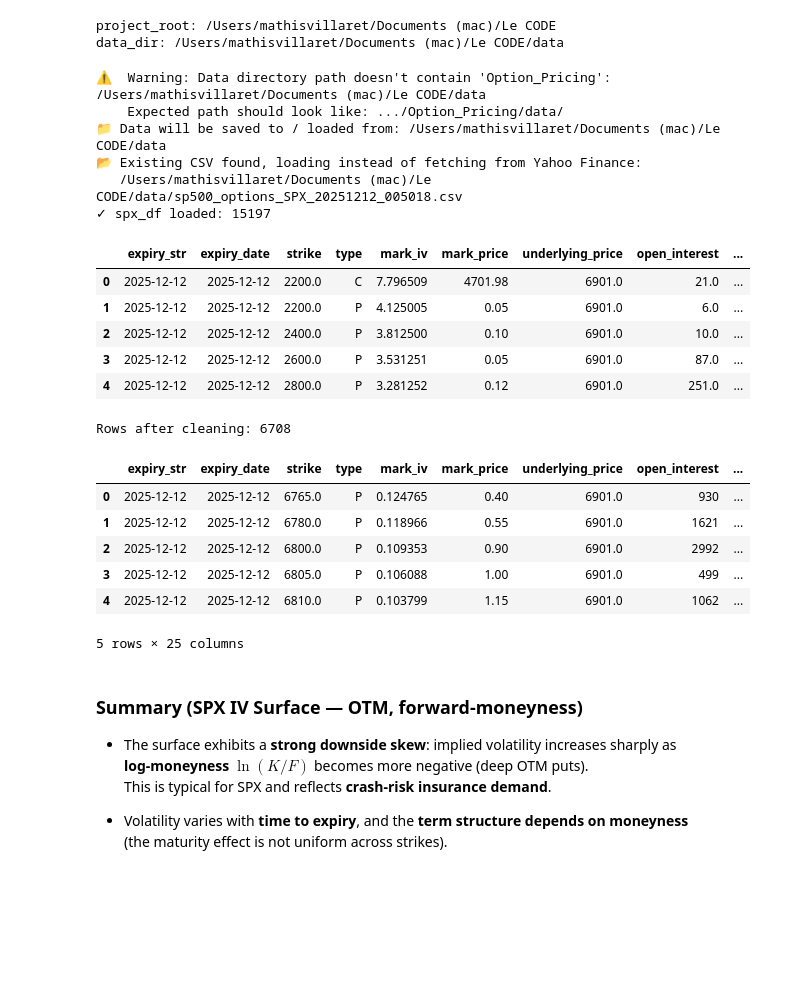
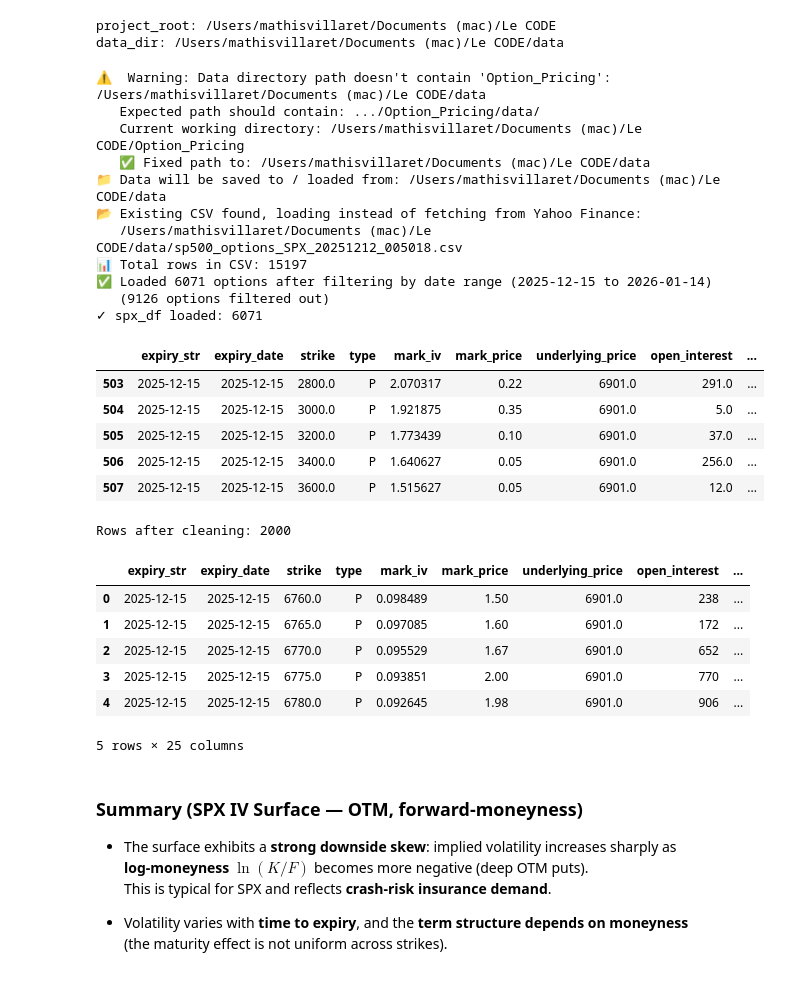
Before and after one commit to Mathis-14/Option_Pricing, a Jupyter notebook: vol_sp500.ipynb, the cells around one changed output. Cells and saved outputs as stored; diff of their text form; code cells hidden in the pictures; blank space fills up the shorter version.

Commit message:
Implemetation of time as parameter to plot implied vol of S&P500 options Rebuild of import_other_options.py Still issue of options that are not taken into account (mat>1year).

```diff
--- a/vol_sp500.ipynb
+++ b/vol_sp500.ipynb
@@ -16,31 +16,36 @@ data_dir: /Users/mathisvillaret/Documents (mac)/Le CODE/data
 # %%
 from import_other_options import import_sp500_options_data
 
 start_date = datetime.now().date()
-end_date = (datetime.now() + timedelta(days=360)).date()
+end_date = (datetime.now() + timedelta(days=30)).date()
 
 spx_df = import_sp500_options_data(
     start_date=start_date,
     end_date=end_date,
     ticker="^SPX",
     output_dir=data_dir
 )
 
 print("✓ spx_df loaded:", len(spx_df))
 spx_df.head()
 # %% [output]
 ⚠️  Warning: Data directory path doesn't contain 'Option_Pricing': /Users/mathisvillaret/Documents (mac)/Le CODE/data
-    Expected path should look like: .../Option_Pricing/data/
+   Expected path should contain: .../Option_Pricing/data/
+   Current working directory: /Users/mathisvillaret/Documents (mac)/Le CODE/Option_Pricing
+   ✅ Fixed path to: /Users/mathisvillaret/Documents (mac)/Le CODE/data
 📁 Data will be saved to / loaded from: /Users/mathisvillaret/Documents (mac)/Le CODE/data
 📂 Existing CSV found, loading instead of fetching from Yahoo Finance:
    /Users/mathisvillaret/Documents (mac)/Le CODE/data/sp500_options_SPX_20251212_005018.csv
-✓ spx_df loaded: 15197
+📊 Total rows in CSV: 15197
+✅ Loaded 6071 options after filtering by date range (2025-12-15 to 2026-01-14)
+   (9126 options filtered out)
+✓ spx_df loaded: 6071
 |  | expiry_str | expiry_date | strike | type | mark_iv | mark_price | underlying_price | open_interest | ... |
-| 0 | 2025-12-12 | 2025-12-12 | 2200.0 | C | 7.796509 | 4701.98 | 6901.0 | 21.0 | ... |
-| 1 | 2025-12-12 | 2025-12-12 | 2200.0 | P | 4.125005 | 0.05 | 6901.0 | 6.0 | ... |
-| 2 | 2025-12-12 | 2025-12-12 | 2400.0 | P | 3.812500 | 0.10 | 6901.0 | 10.0 | ... |
-| 3 | 2025-12-12 | 2025-12-12 | 2600.0 | P | 3.531251 | 0.05 | 6901.0 | 87.0 | ... |
-| 4 | 2025-12-12 | 2025-12-12 | 2800.0 | P | 3.281252 | 0.12 | 6901.0 | 251.0 | ... |
+| 503 | 2025-12-15 | 2025-12-15 | 2800.0 | P | 2.070317 | 0.22 | 6901.0 | 291.0 | ... |
+| 504 | 2025-12-15 | 2025-12-15 | 3000.0 | P | 1.921875 | 0.35 | 6901.0 | 5.0 | ... |
+| 505 | 2025-12-15 | 2025-12-15 | 3200.0 | P | 1.773439 | 0.10 | 6901.0 | 37.0 | ... |
+| 506 | 2025-12-15 | 2025-12-15 | 3400.0 | P | 1.640627 | 0.05 | 6901.0 | 256.0 | ... |
+| 507 | 2025-12-15 | 2025-12-15 | 3600.0 | P | 1.515627 | 0.05 | 6901.0 | 12.0 | ... |
 # %%
 from iv_surface_spx import SPXIVSurface, SurfaceConfig
 
@@ -58,13 +63,13 @@ spx_surface = SPXIVSurface(spx_df, cfg)
 print("Rows after cleaning:", len(spx_surface.df))
 spx_surface.df.head()
 # %% [output]
-Rows after cleaning: 6708
+Rows after cleaning: 2000
 |  | expiry_str | expiry_date | strike | type | mark_iv | mark_price | underlying_price | open_interest | ... |
-| 0 | 2025-12-12 | 2025-12-12 | 6765.0 | P | 0.124765 | 0.40 | 6901.0 | 930 | ... |
-| 1 | 2025-12-12 | 2025-12-12 | 6780.0 | P | 0.118966 | 0.55 | 6901.0 | 1621 | ... |
-| 2 | 2025-12-12 | 2025-12-12 | 6800.0 | P | 0.109353 | 0.90 | 6901.0 | 2992 | ... |
-| 3 | 2025-12-12 | 2025-12-12 | 6805.0 | P | 0.106088 | 1.00 | 6901.0 | 499 | ... |
-| 4 | 2025-12-12 | 2025-12-12 | 6810.0 | P | 0.103799 | 1.15 | 6901.0 | 1062 | ... |
+| 0 | 2025-12-15 | 2025-12-15 | 6760.0 | P | 0.098489 | 1.50 | 6901.0 | 238 | ... |
+| 1 | 2025-12-15 | 2025-12-15 | 6765.0 | P | 0.097085 | 1.60 | 6901.0 | 172 | ... |
+| 2 | 2025-12-15 | 2025-12-15 | 6770.0 | P | 0.095529 | 1.67 | 6901.0 | 652 | ... |
+| 3 | 2025-12-15 | 2025-12-15 | 6775.0 | P | 0.093851 | 2.00 | 6901.0 | 770 | ... |
+| 4 | 2025-12-15 | 2025-12-15 | 6780.0 | P | 0.092645 | 1.98 | 6901.0 | 906 | ... |
 5 rows × 25 columns
 # %%
 fig = spx_surface.plot(
```
Also changed, not shown: parts of 7 cells of this notebook, 6 other files.
